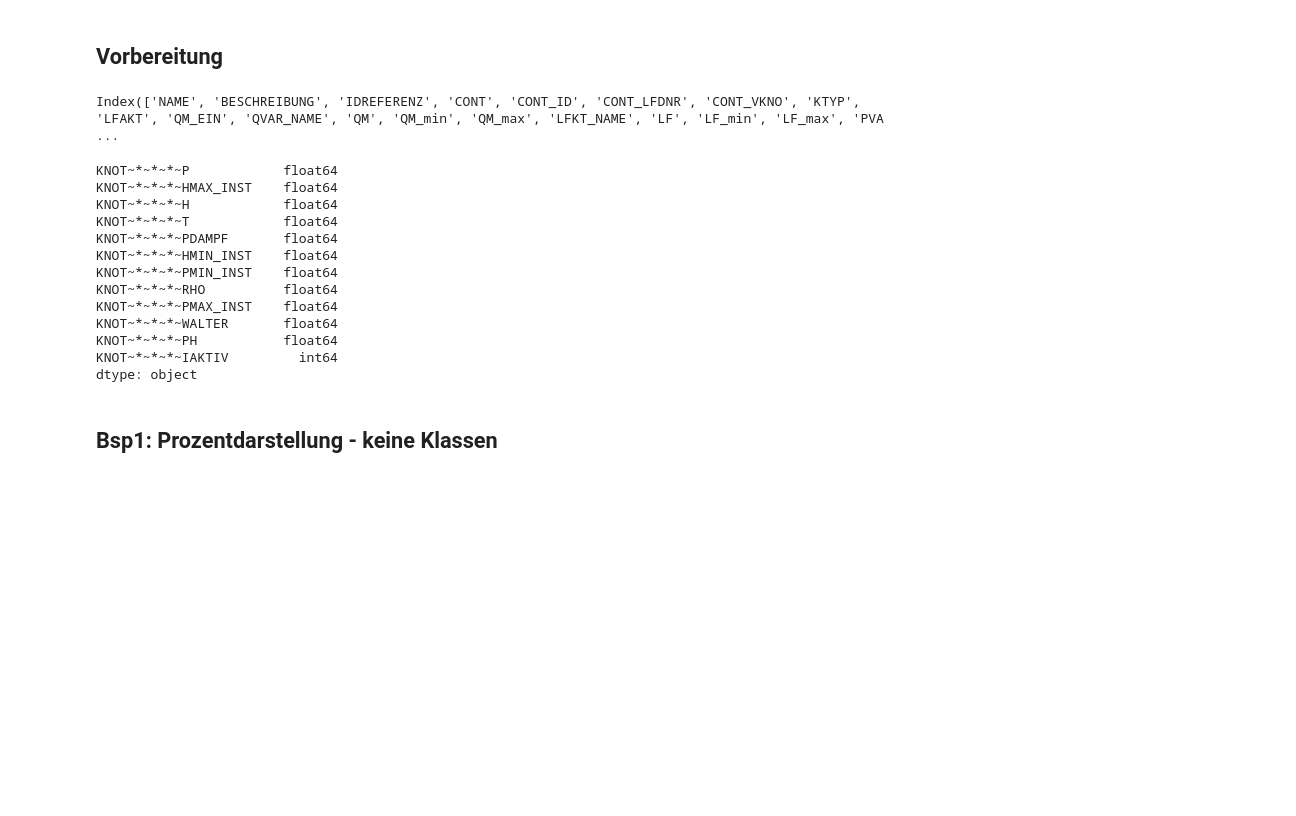
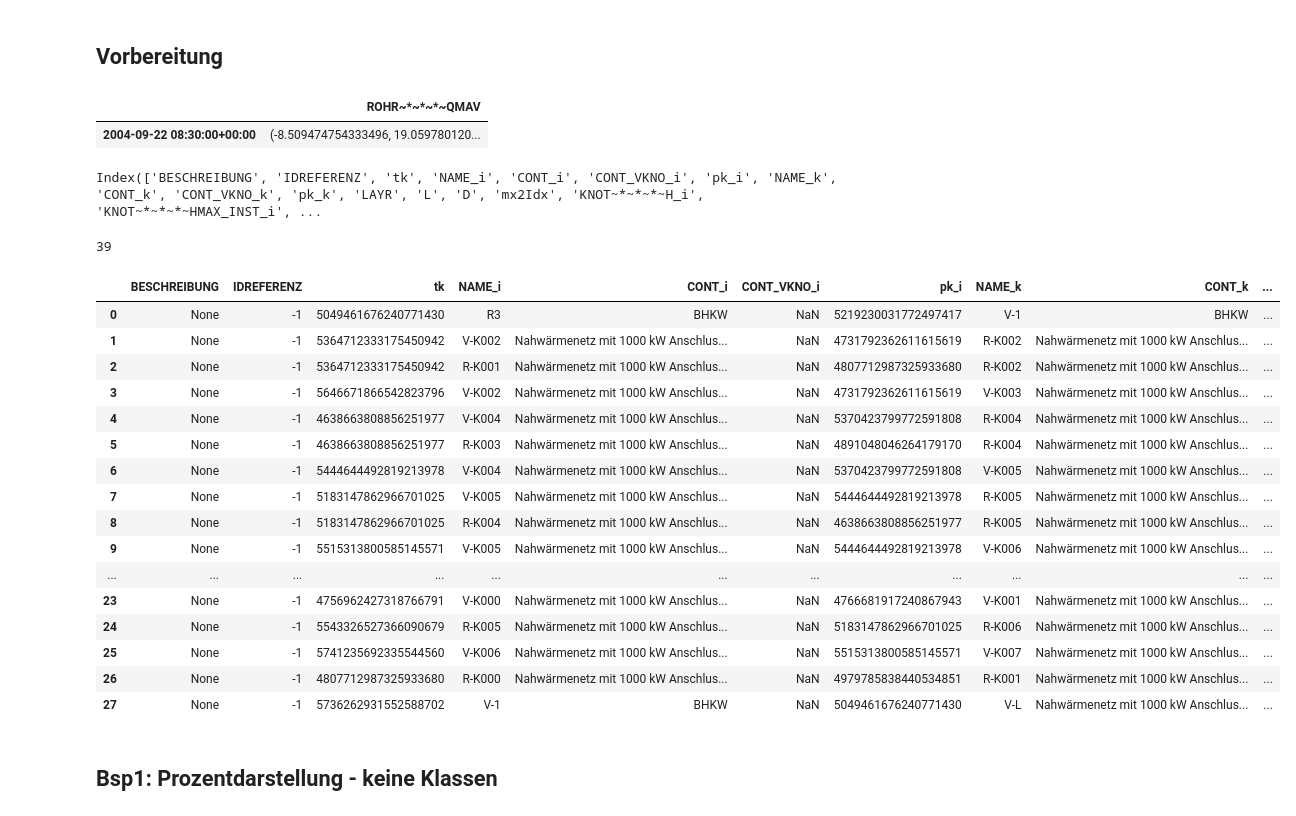
Before and after one commit to aw3s/PT3S, a Jupyter notebook: PT3S.ipynb, the cells around one changed output. Saved outputs shown, nothing was run; the diff lists cells and outputs as text; code cells hidden in the pictures; blank space fills up the shorter version.

```diff
--- a/PT3S.ipynb
+++ b/PT3S.ipynb
@@ -159,2 +159,6 @@ vKNOT=xm.dataFrames['vKNOT']
 # %%
 import pandas as pd
+# %%
+vKNOT=xm.dataFrames['vKNOT']
+vVBEL=xm.dataFrames['vVBEL']
+vROHR=xm.dataFrames['vROHR']
@@ -160,0 +167,5 @@ import pandas as pd
+# %%
+mxVecsFileData.filter(regex='~QMAV$')
+# %% [output]
+|  | ROHR~*~*~*~QMAV |
+| 2004-09-22 08:30:00+00:00 | (-8.509474754333496, 19.059780120... |
@@ -161,20 +176,4 @@ import pandas as pd
 # %%
-vKNOT.columns
+df.columns
 # %% [output]
-Index(['NAME', 'BESCHREIBUNG', 'IDREFERENZ', 'CONT', 'CONT_ID', 'CONT_LFDNR', 'CONT_VKNO', 'KTYP', 'LFAKT', 'QM_EIN', 'QVAR_NAME', 'QM', 'QM_min', 'QM_max', 'LFKT_NAME', 'LF', 'LF_min', 'LF_max', 'PVA ...
+Index(['BESCHREIBUNG', 'IDREFERENZ', 'tk', 'NAME_i', 'CONT_i', 'CONT_VKNO_i', 'pk_i', 'NAME_k', 'CONT_k', 'CONT_VKNO_k', 'pk_k', 'LAYR', 'L', 'D', 'mx2Idx', 'KNOT~*~*~*~H_i', 'KNOT~*~*~*~HMAX_INST_i', ...
-# %%
-dfMx2Idx.dtypes
-# %% [output]
-KNOT~*~*~*~P            float64
-KNOT~*~*~*~HMAX_INST    float64
-KNOT~*~*~*~H            float64
-KNOT~*~*~*~T            float64
-KNOT~*~*~*~PDAMPF       float64
-KNOT~*~*~*~HMIN_INST    float64
-KNOT~*~*~*~PMIN_INST    float64
-KNOT~*~*~*~RHO          float64
-KNOT~*~*~*~PMAX_INST    float64
-KNOT~*~*~*~WALTER       float64
-KNOT~*~*~*~PH           float64
-KNOT~*~*~*~IAKTIV         int64
-dtype: object
@@ -198,10 +179,0 @@ dfMx2Idx=dfMx2Idx.reindex(sorted(dfMx2Idx.columns), axis=1)
-# %%
-
-if vKNOT.columns.isin(mx2Cols).all():
-    vKNOT=vKNOT[vKNOT.columns.drop(mx2Cols)]
-
-
-
-#vKNOT[vKNOT.columns.drop(vecsFileDataKNOT.columns.tolist())]
-# %%
-vKNOT=pd.merge(vKNOT,dfMx2Idx,how='left',left_on='mx2Idx',right_index=True)
@@ -208,3 +182,35 @@ vKNOT=pd.merge(vKNOT,dfMx2Idx,how='left',left_on='mx2Idx',right_index=True)
+# %%
+df=pd.merge(vVBEL,vKNOT,left_on='pk_i',right_on='pk').filter(items=vbelModelCols+knotResultCols)
+df.rename(columns=knotResultColsiRenameDct,inplace=True)
+df=pd.merge(df,vKNOT,left_on='pk_k',right_on='pk').filter(items=vbelModelCols+knotResultColsi+knotResultCols)
+df.rename(columns=knotResultColskRenameDct,inplace=True)
+
+#dfTarget.loc[:,colsToBeAdded]=dfMerge[colsToBeAdded].values
+# %%
+df.head()
+len(df.columns.tolist())
+# %% [output]
+39
+# %%
+df
+# %% [output]
+|  | BESCHREIBUNG | IDREFERENZ | tk | NAME_i | CONT_i | CONT_VKNO_i | pk_i | NAME_k | CONT_k | ... |
+| 0 | None | -1 | 5049461676240771430 | R3 | BHKW | NaN | 5219230031772497417 | V-1 | BHKW | ... |
+| 1 | None | -1 | 5364712333175450942 | V-K002 | Nahwärmenetz mit 1000 kW Anschlus... | NaN | 4731792362611615619 | R-K002 | Nahwärmenetz mit 1000 kW Anschlus... | ... |
+| 2 | None | -1 | 5364712333175450942 | R-K001 | Nahwärmenetz mit 1000 kW Anschlus... | NaN | 4807712987325933680 | R-K002 | Nahwärmenetz mit 1000 kW Anschlus... | ... |
+| 3 | None | -1 | 5646671866542823796 | V-K002 | Nahwärmenetz mit 1000 kW Anschlus... | NaN | 4731792362611615619 | V-K003 | Nahwärmenetz mit 1000 kW Anschlus... | ... |
+| 4 | None | -1 | 4638663808856251977 | V-K004 | Nahwärmenetz mit 1000 kW Anschlus... | NaN | 5370423799772591808 | R-K004 | Nahwärmenetz mit 1000 kW Anschlus... | ... |
+| 5 | None | -1 | 4638663808856251977 | R-K003 | Nahwärmenetz mit 1000 kW Anschlus... | NaN | 4891048046264179170 | R-K004 | Nahwärmenetz mit 1000 kW Anschlus... | ... |
+| 6 | None | -1 | 5444644492819213978 | V-K004 | Nahwärmenetz mit 1000 kW Anschlus... | NaN | 5370423799772591808 | V-K005 | Nahwärmenetz mit 1000 kW Anschlus... | ... |
+| 7 | None | -1 | 5183147862966701025 | V-K005 | Nahwärmenetz mit 1000 kW Anschlus... | NaN | 5444644492819213978 | R-K005 | Nahwärmenetz mit 1000 kW Anschlus... | ... |
+| 8 | None | -1 | 5183147862966701025 | R-K004 | Nahwärmenetz mit 1000 kW Anschlus... | NaN | 4638663808856251977 | R-K005 | Nahwärmenetz mit 1000 kW Anschlus... | ... |
+| 9 | None | -1 | 5515313800585145571 | V-K005 | Nahwärmenetz mit 1000 kW Anschlus... | NaN | 5444644492819213978 | V-K006 | Nahwärmenetz mit 1000 kW Anschlus... | ... |
+| ... | ... | ... | ... | ... | ... | ... | ... | ... | ... | ... |
+| 23 | None | -1 | 4756962427318766791 | V-K000 | Nahwärmenetz mit 1000 kW Anschlus... | NaN | 4766681917240867943 | V-K001 | Nahwärmenetz mit 1000 kW Anschlus... | ... |
+| 24 | None | -1 | 5543326527366090679 | R-K005 | Nahwärmenetz mit 1000 kW Anschlus... | NaN | 5183147862966701025 | R-K006 | Nahwärmenetz mit 1000 kW Anschlus... | ... |
+| 25 | None | -1 | 5741235692335544560 | V-K006 | Nahwärmenetz mit 1000 kW Anschlus... | NaN | 5515313800585145571 | V-K007 | Nahwärmenetz mit 1000 kW Anschlus... | ... |
+| 26 | None | -1 | 4807712987325933680 | R-K000 | Nahwärmenetz mit 1000 kW Anschlus... | NaN | 4979785838440534851 | R-K001 | Nahwärmenetz mit 1000 kW Anschlus... | ... |
+| 27 | None | -1 | 5736262931552588702 | V-1 | BHKW | NaN | 5049461676240771430 | V-L | Nahwärmenetz mit 1000 kW Anschlus... | ... |
 # %% [markdown]
 ## Bsp1: Prozentdarstellung - keine Klassen
 # %%
```
Also changed, not shown: parts of 9 cells of this notebook, 3 other files.
